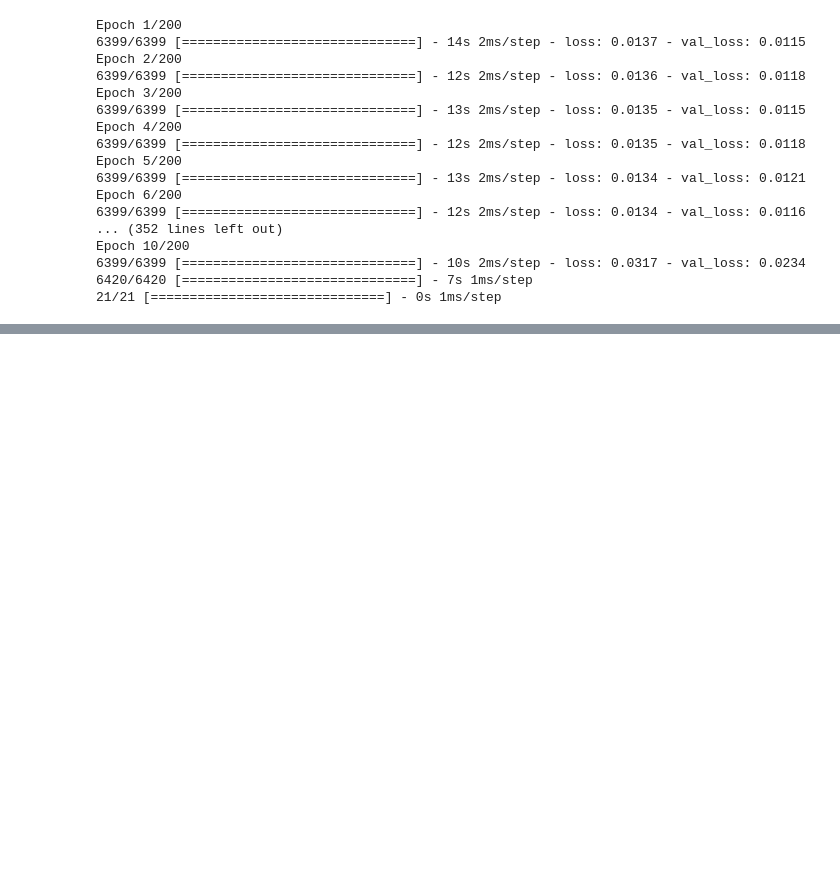
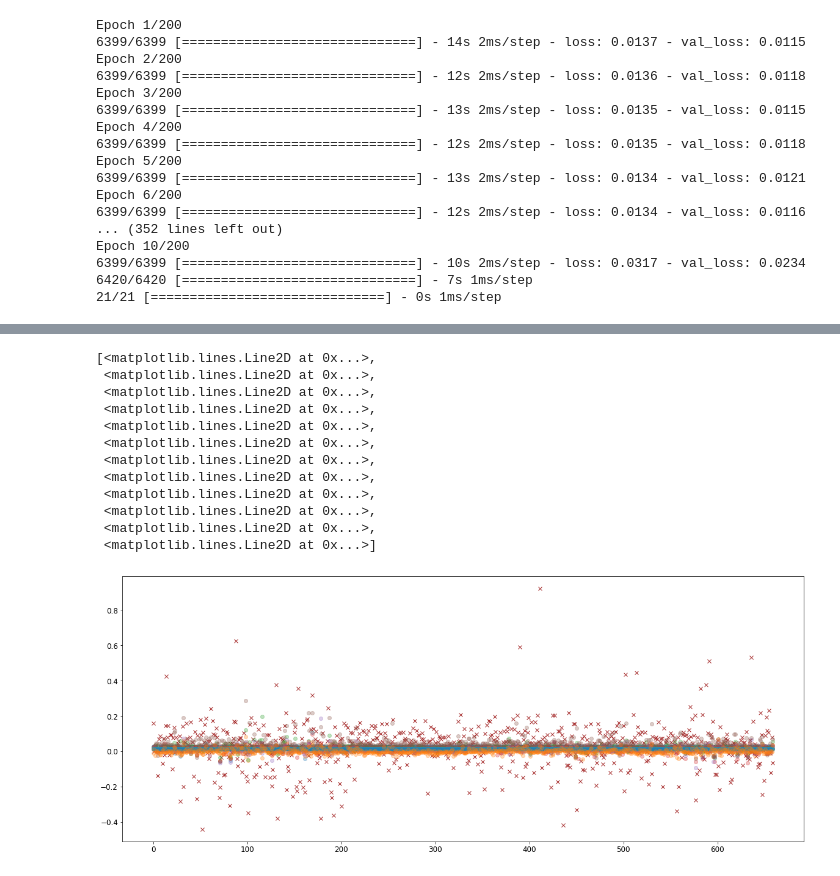
Before and after one commit to yankikalfa/MGTF-405-Business-Forecasting, a Jupyter notebook: Panel_Stock_Returns.ipynb, the cells around one changed output, grey strips where cells are left out. Saved outputs shown, nothing was run; the diff lists cells and outputs as text; code cells hidden in the pictures; blank space fills up the shorter version.

Commit message:
Panel Neural Net Forecasts

```diff
--- a/Panel_Stock_Returns.ipynb
+++ b/Panel_Stock_Returns.ipynb
@@ -226,0 +248,25 @@ with open('NN_output.pickle', 'wb') as handle:
+# %%
+df_forecast=pd.DataFrame(output_dict['nn3_[32_16_8_huber_adam_relu_True]']['Forecast'])
+forecast_list=[]
+for i in output_dict.keys():
+  df_forecast=pd.concat((df_forecast,pd.DataFrame(output_dict[i]['Forecast'])),axis=1)
+df_forecast=df_forecast.iloc[:,1:]
+df_forecast=df_forecast.T.set_index(pd.Series(output_dict.keys())).T
+df_forecast=pd.concat((df_forecast,y_test.reset_index(drop=True)),axis=1)
+# %%
+plt.plot(df_forecast['ret'],color='brown',marker='x', linestyle='')
+plt.plot(df_forecast.drop('ret',axis=1),marker='o', linestyle='',alpha=0.3)
+# %% [output]
+[<matplotlib.lines.Line2D at 0x...>,
+ <matplotlib.lines.Line2D at 0x...>,
+ <matplotlib.lines.Line2D at 0x...>,
+ <matplotlib.lines.Line2D at 0x...>,
+ <matplotlib.lines.Line2D at 0x...>,
+ <matplotlib.lines.Line2D at 0x...>,
+ <matplotlib.lines.Line2D at 0x...>,
+ <matplotlib.lines.Line2D at 0x...>,
+ <matplotlib.lines.Line2D at 0x...>,
+ <matplotlib.lines.Line2D at 0x...>,
+ <matplotlib.lines.Line2D at 0x...>,
+ <matplotlib.lines.Line2D at 0x...>]
+[figure, added]
```
Also changed, not shown: parts of 5 cells of this notebook.
